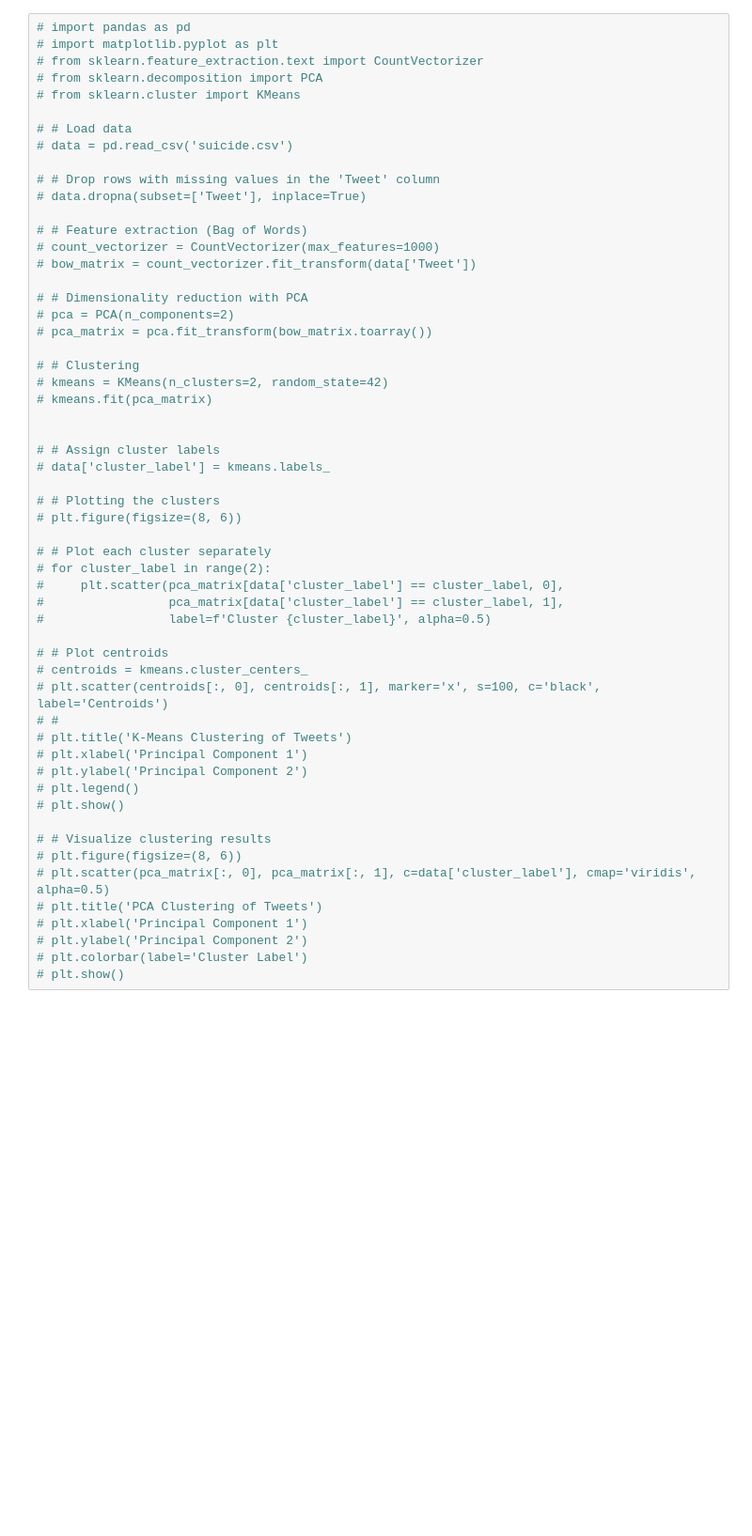
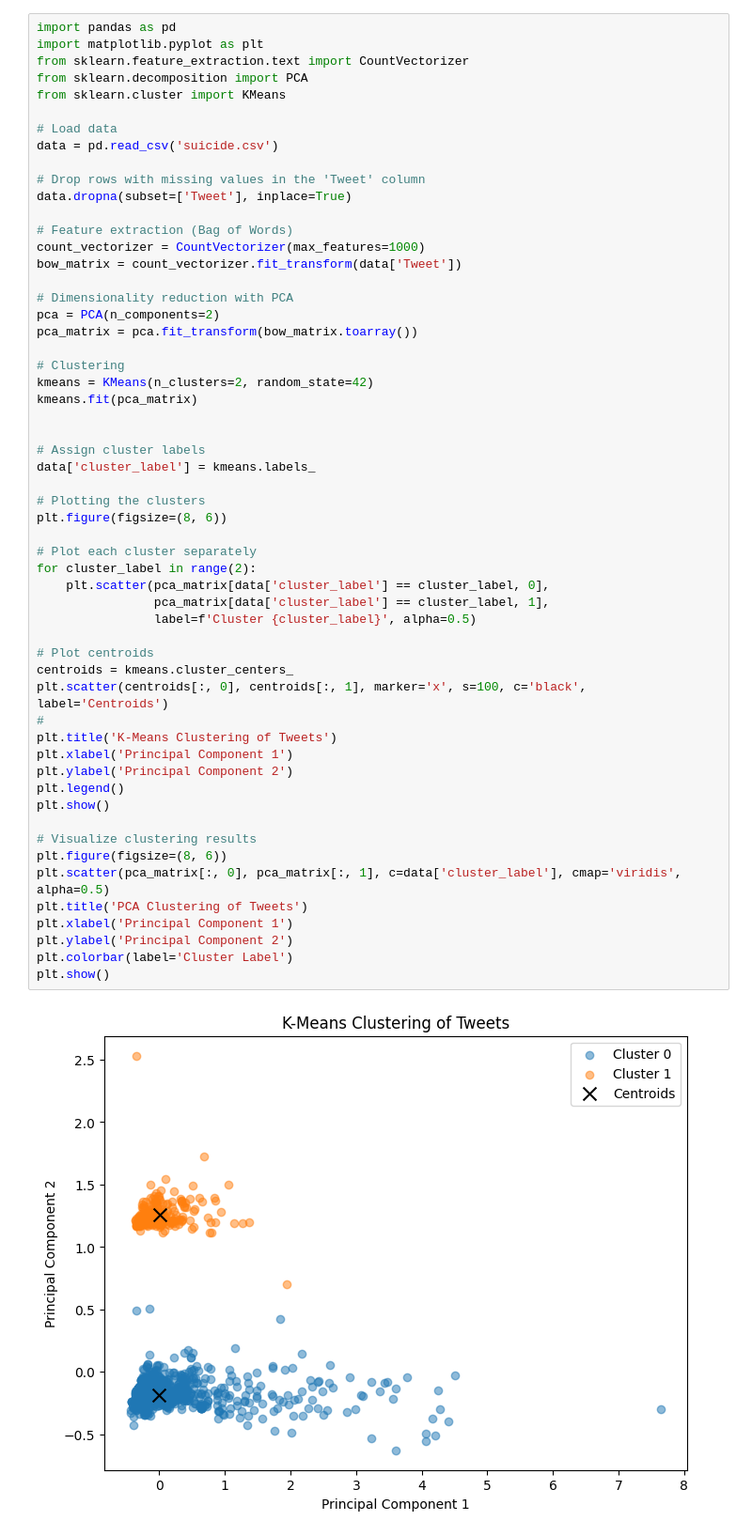
Before and after one commit to Daphne-wu/COGS118BGroupProject, a Jupyter notebook: experimenting.ipynb, the cells around one changed output. Shown: that part at 94% size. Drawn from its saved outputs; the diff is of its cells as text; blank space fills up the shorter version.

```diff
--- a/experimenting.ipynb
+++ b/experimenting.ipynb
@@ -143,56 +169,58 @@
 # %%
-# import pandas as pd
-# import matplotlib.pyplot as plt
-# from sklearn.feature_extraction.text import CountVectorizer
-# from sklearn.decomposition import PCA
-# from sklearn.cluster import KMeans
+import pandas as pd
+import matplotlib.pyplot as plt
+from sklearn.feature_extraction.text import CountVectorizer
+from sklearn.decomposition import PCA
+from sklearn.cluster import KMeans
 
-# # Load data
-# data = pd.read_csv('suicide.csv')
+# Load data
+data = pd.read_csv('suicide.csv')
 
-# # Drop rows with missing values in the 'Tweet' column
-# data.dropna(subset=['Tweet'], inplace=True)
+# Drop rows with missing values in the 'Tweet' column
+data.dropna(subset=['Tweet'], inplace=True)
 
-# # Feature extraction (Bag of Words)
-# count_vectorizer = CountVectorizer(max_features=1000)
-# bow_matrix = count_vectorizer.fit_transform(data['Tweet'])
+# Feature extraction (Bag of Words)
+count_vectorizer = CountVectorizer(max_features=1000)
+bow_matrix = count_vectorizer.fit_transform(data['Tweet'])
 
-# # Dimensionality reduction with PCA
-# pca = PCA(n_components=2)
-# pca_matrix = pca.fit_transform(bow_matrix.toarray())
+# Dimensionality reduction with PCA
+pca = PCA(n_components=2)
+pca_matrix = pca.fit_transform(bow_matrix.toarray())
 
-# # Clustering
-# kmeans = KMeans(n_clusters=2, random_state=42)
-# kmeans.fit(pca_matrix)
+# Clustering
+kmeans = KMeans(n_clusters=2, random_state=42)
+kmeans.fit(pca_matrix)
 
 
-# # Assign cluster labels
-# data['cluster_label'] = kmeans.labels_
+# Assign cluster labels
+data['cluster_label'] = kmeans.labels_
 
-# # Plotting the clusters
-# plt.figure(figsize=(8, 6))
+# Plotting the clusters
+plt.figure(figsize=(8, 6))
 
-# # Plot each cluster separately
-# for cluster_label in range(2):
-#     plt.scatter(pca_matrix[data['cluster_label'] == cluster_label, 0],
-#                 pca_matrix[data['cluster_label'] == cluster_label, 1],
-#                 label=f'Cluster {cluster_label}', alpha=0.5)
+# Plot each cluster separately
+for cluster_label in range(2):
+    plt.scatter(pca_matrix[data['cluster_label'] == cluster_label, 0],
+                pca_matrix[data['cluster_label'] == cluster_label, 1],
+                label=f'Cluster {cluster_label}', alpha=0.5)
 
-# # Plot centroids
-# centroids = kmeans.cluster_centers_
-# plt.scatter(centroids[:, 0], centroids[:, 1], marker='x', s=100, c='black', label='Centroids')
-# #
-# plt.title('K-Means Clustering of Tweets')
-# plt.xlabel('Principal Component 1')
-# plt.ylabel('Principal Component 2')
-# plt.legend()
-# plt.show()
+# Plot centroids
+centroids = kmeans.cluster_centers_
+plt.scatter(centroids[:, 0], centroids[:, 1], marker='x', s=100, c='black', label='Centroids')
+#
+plt.title('K-Means Clustering of Tweets')
+plt.xlabel('Principal Component 1')
+plt.ylabel('Principal Component 2')
+plt.legend()
+plt.show()
 
-# # Visualize clustering results
-# plt.figure(figsize=(8, 6))
-# plt.scatter(pca_matrix[:, 0], pca_matrix[:, 1], c=data['cluster_label'], cmap='viridis', alpha=0.5)
-# plt.title('PCA Clustering of Tweets')
-# plt.xlabel('Principal Component 1')
-# plt.ylabel('Principal Component 2')
-# plt.colorbar(label='Cluster Label')
-# plt.show()
+# Visualize clustering results
+plt.figure(figsize=(8, 6))
+plt.scatter(pca_matrix[:, 0], pca_matrix[:, 1], c=data['cluster_label'], cmap='viridis', alpha=0.5)
+plt.title('PCA Clustering of Tweets')
+plt.xlabel('Principal Component 1')
+plt.ylabel('Principal Component 2')
+plt.colorbar(label='Cluster Label')
+plt.show()
+# %% [output]
+[figure, added]
```
Also changed, not shown: parts of 9 cells of this notebook, 1 other file.
